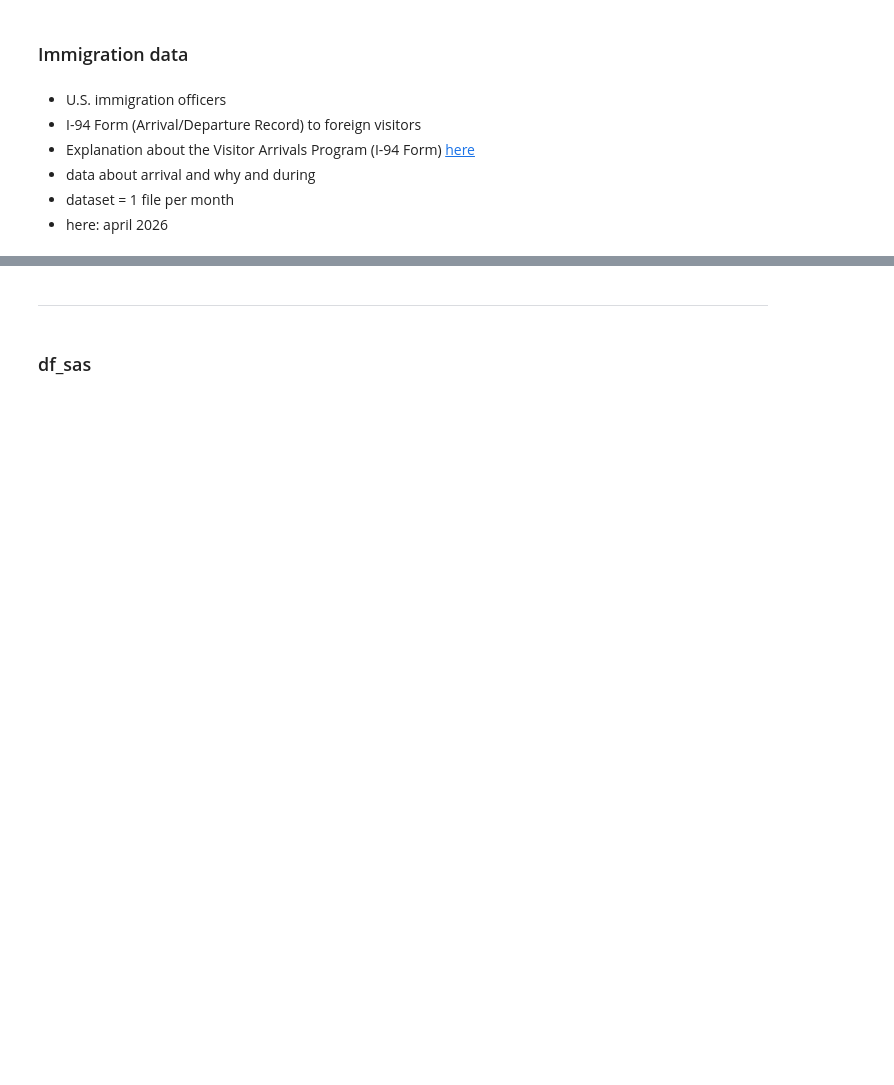
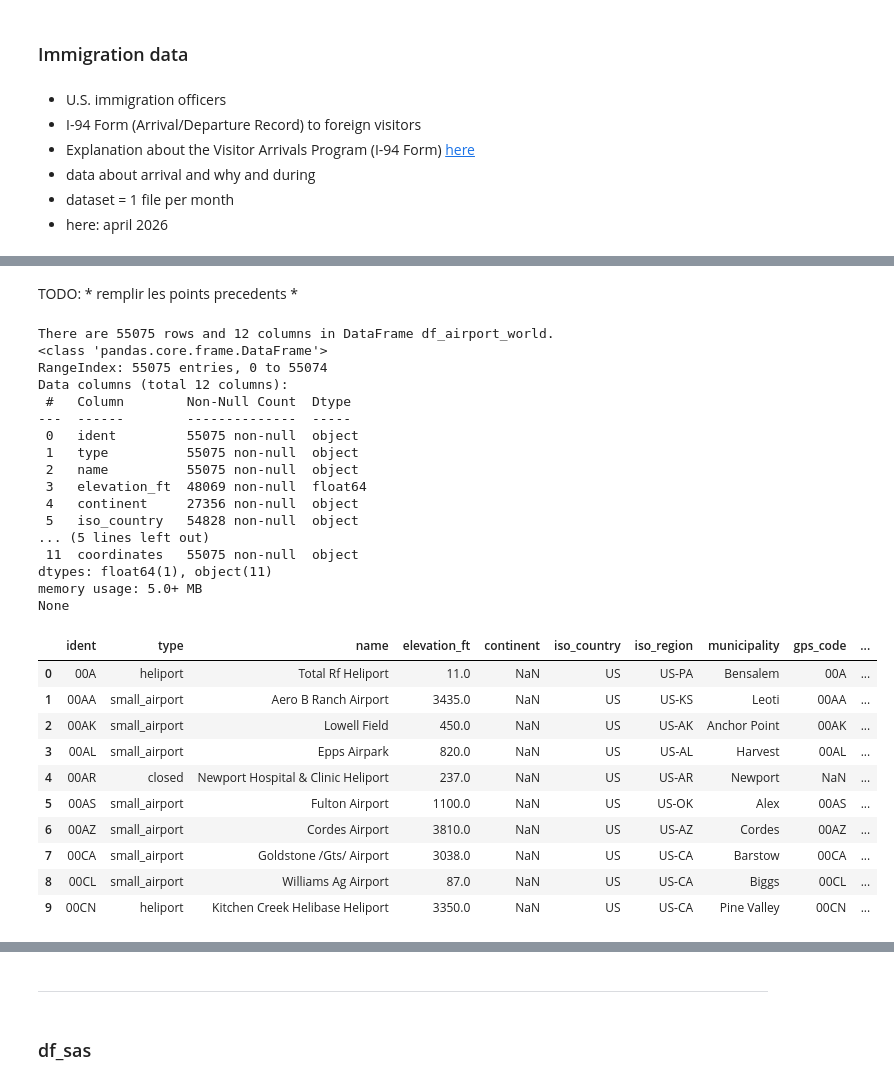
Before and after one commit to anthelix/udacity_capstone, a Jupyter notebook: 1_capstone_notebook.ipynb, the cells around one changed output, grey strips where cells are left out. Saved outputs shown, nothing was run; the diff lists cells and outputs as text; code cells hidden in the pictures; blank space fills up the shorter version.

```diff
--- a/1_capstone_notebook.ipynb
+++ b/1_capstone_notebook.ipynb
@@ -155,0 +378,48 @@ visatype|  Class of admission legally admitting the non-immigrant to temporarily
+# %% [markdown]
+TODO:
+    * remplir les points precedents
+    *
+# %%
+# airport-codes_csv UDACITY
+nRowsRead = None # change and set to None for the whole data
+description      = "airport-codes_csv provide by UDACITY"
+name             = "df_airport_world"
+file             = "airport-codes_csv.csv"
+
+n_df             = pd.read_csv(path+file, sep=",", nrows = nRowsRead)
+nRow, nCol       = n_df.shape
+print("There are {} rows and {} columns in DataFrame {}.".format(nRow, nCol, name))
+df_airport_world = n_df
+
+#dic_4 = {'name': name, 'path': (path+file), 'nLines': nRow, 'nColomn': nCol, 'Description': description}
+print(n_df.info())
+n_df.head(10)
+# %% [output]
+There are 55075 rows and 12 columns in DataFrame df_airport_world.
+<class 'pandas.core.frame.DataFrame'>
+RangeIndex: 55075 entries, 0 to 55074
+Data columns (total 12 columns):
+ #   Column        Non-Null Count  Dtype
+---  ------        --------------  -----
+ 0   ident         55075 non-null  object
+ 1   type          55075 non-null  object
+ 2   name          55075 non-null  object
+ 3   elevation_ft  48069 non-null  float64
+ 4   continent     27356 non-null  object
+ 5   iso_country   54828 non-null  object
+... (5 lines left out)
+ 11  coordinates   55075 non-null  object
+dtypes: float64(1), object(11)
+memory usage: 5.0+ MB
+None
+|  | ident | type | name | elevation_ft | continent | iso_country | iso_region | municipality | gps_code | ... |
+| 0 | 00A | heliport | Total Rf Heliport | 11.0 | NaN | US | US-PA | Bensalem | 00A | ... |
+| 1 | 00AA | small_airport | Aero B Ranch Airport | 3435.0 | NaN | US | US-KS | Leoti | 00AA | ... |
+| 2 | 00AK | small_airport | Lowell Field | 450.0 | NaN | US | US-AK | Anchor Point | 00AK | ... |
+| 3 | 00AL | small_airport | Epps Airpark | 820.0 | NaN | US | US-AL | Harvest | 00AL | ... |
+| 4 | 00AR | closed | Newport Hospital & Clinic Heliport | 237.0 | NaN | US | US-AR | Newport | NaN | ... |
+| 5 | 00AS | small_airport | Fulton Airport | 1100.0 | NaN | US | US-OK | Alex | 00AS | ... |
+| 6 | 00AZ | small_airport | Cordes Airport | 3810.0 | NaN | US | US-AZ | Cordes | 00AZ | ... |
+| 7 | 00CA | small_airport | Goldstone /Gts/ Airport | 3038.0 | NaN | US | US-CA | Barstow | 00CA | ... |
+| 8 | 00CL | small_airport | Williams Ag Airport | 87.0 | NaN | US | US-CA | Biggs | 00CL | ... |
+| 9 | 00CN | heliport | Kitchen Creek Helibase Heliport | 3350.0 | NaN | US | US-CA | Pine Valley | 00CN | ... |
```
Also changed, not shown: parts of 55 cells of this notebook.
